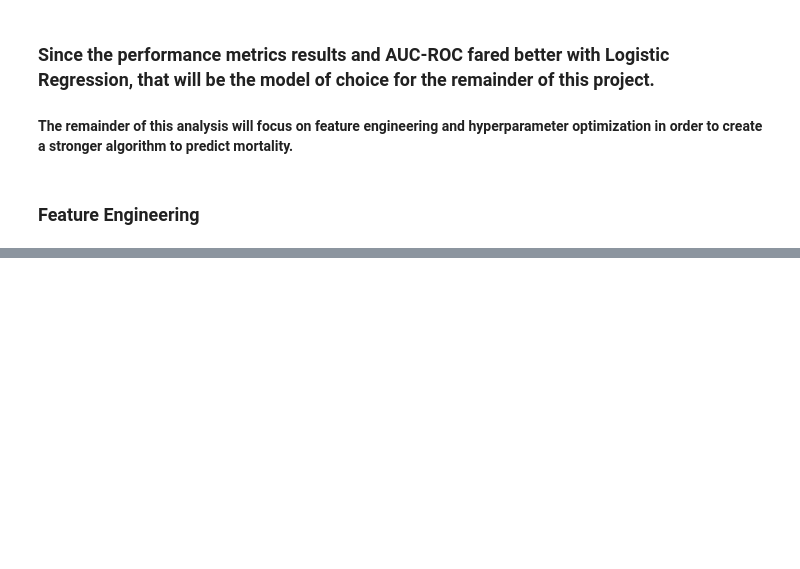
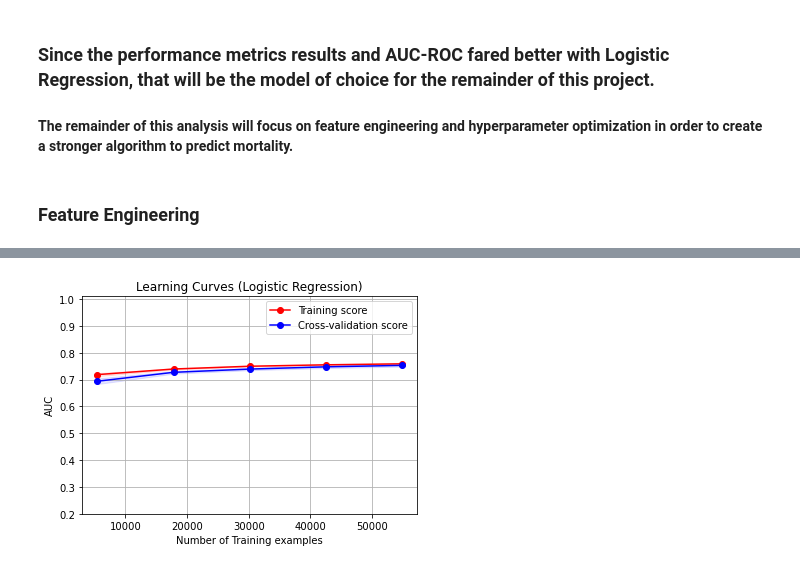
Before and after one commit to carashri/Predicting-ICU-Mortality, a Jupyter notebook: Prediction of Mortality Using NLP.ipynb, the cells around one changed output, grey strips where cells are left out. Drawn from its saved outputs; the diff is of its cells as text; code cells hidden in the pictures; blank space fills up the shorter version.

```diff
--- a/Prediction of Mortality Using NLP.ipynb
+++ b/Prediction of Mortality Using NLP.ipynb
@@ -620,3 +596,3 @@ Transform the text into vectors
 # %%
-X_train_tf = vect.transform(df_train_final.TEXT.values)
-X_valid_tf = vect.transform(df_valid.TEXT.values)
+X_train_vect = vect.transform(df_train_final.TEXT.values)
+X_valid_vect = vect.transform(df_valid.TEXT.values)
@@ -631,7 +611,7 @@ Step 3: Build a simple predictive model
 # logistic regression
 from sklearn.linear_model import LogisticRegression
 clf=LogisticRegression(random_state = 42, solver='lbfgs')
-clf.fit(X_train_tf, y_train)
+clf.fit(X_train_vect, y_train)
 # %% [output]
 STOP: TOTAL NO. of ITERATIONS REACHED LIMIT.
 
@@ -642,13 +622,13 @@ Please also refer to the documentation for alternative solver options:
   n_iter_i = _check_optimize_result(
 LogisticRegression(random_state=42)
 # %%
-#import more models for evaluation
+#import other models for evaluation
 from sklearn.linear_model import LogisticRegression
 from sklearn.ensemble import RandomForestClassifier
 from sklearn.neighbors import KNeighborsClassifier
 from sklearn.svm import SVC
 from sklearn.naive_bayes import GaussianNB
-#from xgboost import XGBClassifier
+#from libxgboost import XGBClassifier
 from sklearn.pipeline import Pipeline
 
 rf = RandomForestClassifier(random_state=42, n_estimators=100)
@@ -658,16 +638,16 @@ gnb = GaussianNB()
 #xgboost = XGBClassifier(random_state=42)
 
 
-#rf.fit(X_train_tf, y_train)
+#rf.fit(X_train_vect, y_train)
 
 
-#knn.fit(X_train_tf, y_train)
+#knn.fit(X_train_vect, y_train)
 
-#svm.fit(X_train_tf, y_train)
+#svm.fit(X_train_vect, y_train)
 
-gnb.fit(X_train_tf.toarray(), y_train)
+gnb.fit(X_train_vect.toarray(), y_train)
 
-#xgboost.fit(X_train_tf, y_train)
+#xgboost.fit(X_train_vect, y_train)
 #y_pred = xgboost.predict(X_test_scaled)
 #print("XGBoost: ", xgboost.score(X_test_scaled, y_test))
 # %% [output]
@@ -839,0 +962,12 @@ Valid prevalence:0.110
+# %%
+
+title = "Learning Curves (Logistic Regression)"
+# Cross validation with 5 iterations to get smoother mean test and train
+# score curves, each time with 20% data randomly selected as a validation set.
+cv = ShuffleSplit(n_splits=5, test_size=0.2, random_state=42)
+estimator = LogisticRegression( C = 0.0001, penalty = 'l2')#
+plot_learning_curve(estimator, title, X_train_vect, y_train, ylim=(0.2, 1.01), cv=cv, n_jobs=4)
+
+plt.show()
+# %% [output]
+[figure, added]
```
Also changed, not shown: parts of 45 cells of this notebook.
